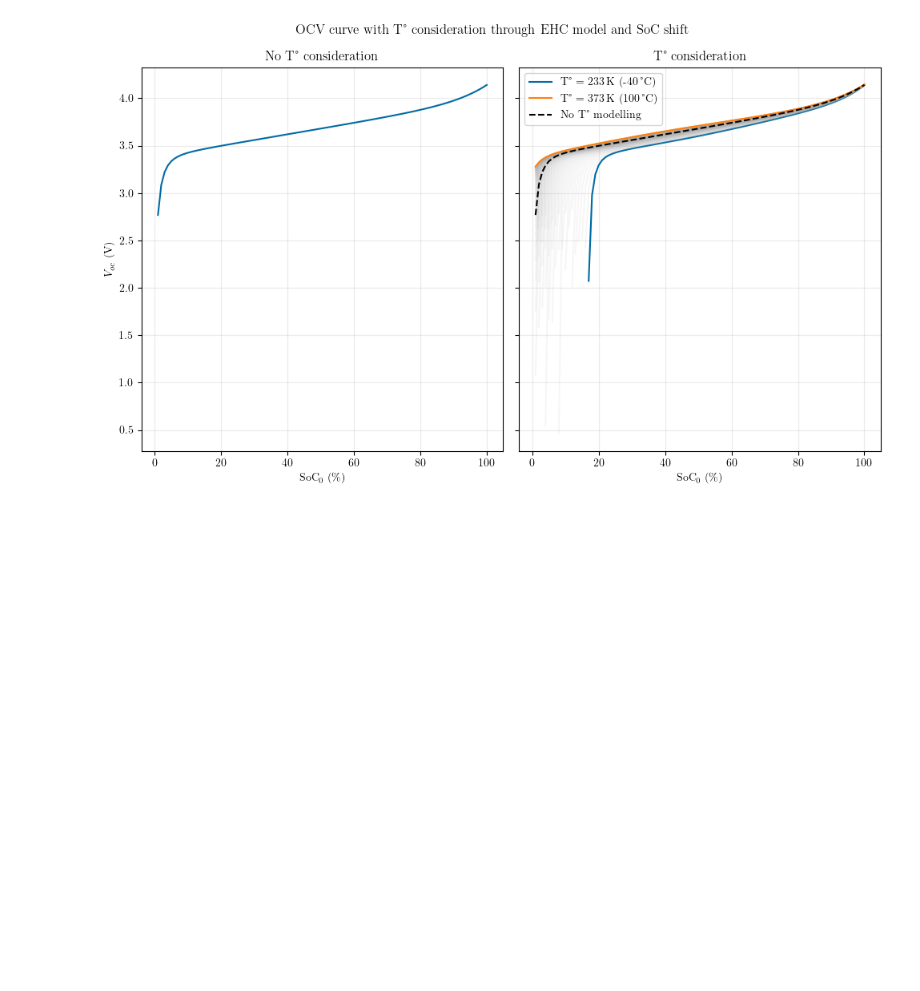
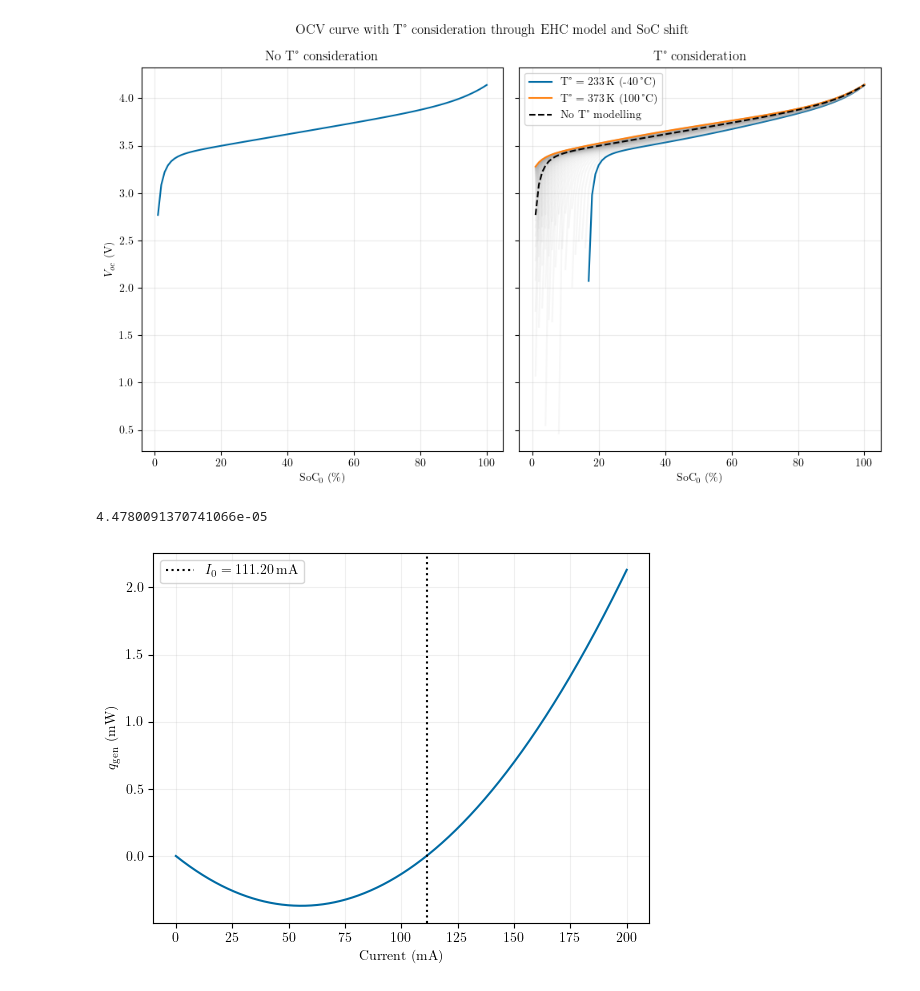
Before and after one commit to prognostics-lab/lion, a Jupyter notebook: experiments.ipynb, the cells around one changed output. Cells and saved outputs as stored; diff of their text form; code cells hidden in the pictures; blank space fills up the shorter version.

Commit message:
Added a plot of the theoretical generated heat

```diff
--- a/experiments.ipynb
+++ b/experiments.ipynb
@@ -309,3 +309,31 @@ fig.savefig(os.path.join(TEMP_IMG_DIR, f"ocv_ehc_ss.{SAVE_FMT}"), **SAVEFIG_PARA
 plt.show()
 # %% [output]
 [figure]
+# %%
+entropy_change(1)
+# %% [output]
+4.4780091370741066e-05
+# %%
+current = np.linspace(0, 0.2, 1000)
+_SOC = 1
+_TEMPERATURE = 298
+_RESISTANCE = 0.12
+
+fig, ax = plt.subplots()
+
+q_gen = current ** 2 * _RESISTANCE - current * _TEMPERATURE * entropy_change(_SOC)
+current_cf = _TEMPERATURE * entropy_change(_SOC) / _RESISTANCE
+
+ax.plot(1000 * current, 1000 * q_gen)
+ax.axvline(1000 * current_cf, linestyle=":", color="#000", label=f"$I_0 = {1000 * current_cf:.2f}$\\,mA")
+
+ax.legend()
+ax.grid(alpha=0.2)
+
+ax.set_title("Generated heat, ")
+ax.set_xlabel("Current (mA)")
+ax.set_ylabel(r"$q_{\mathrm{gen}}$ (mW)")
+
+plt.show()
+# %% [output]
+[figure, added]
```
